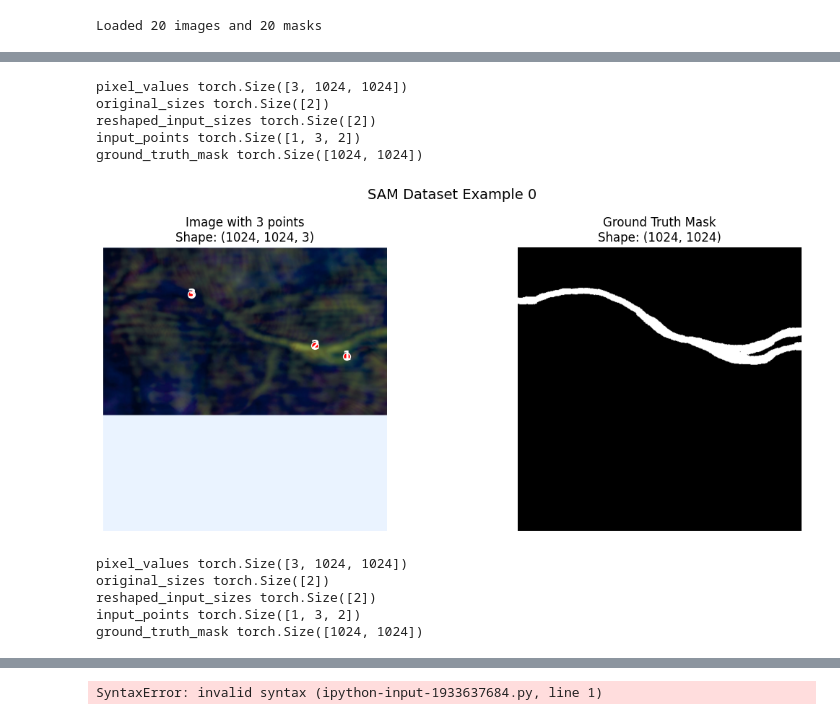
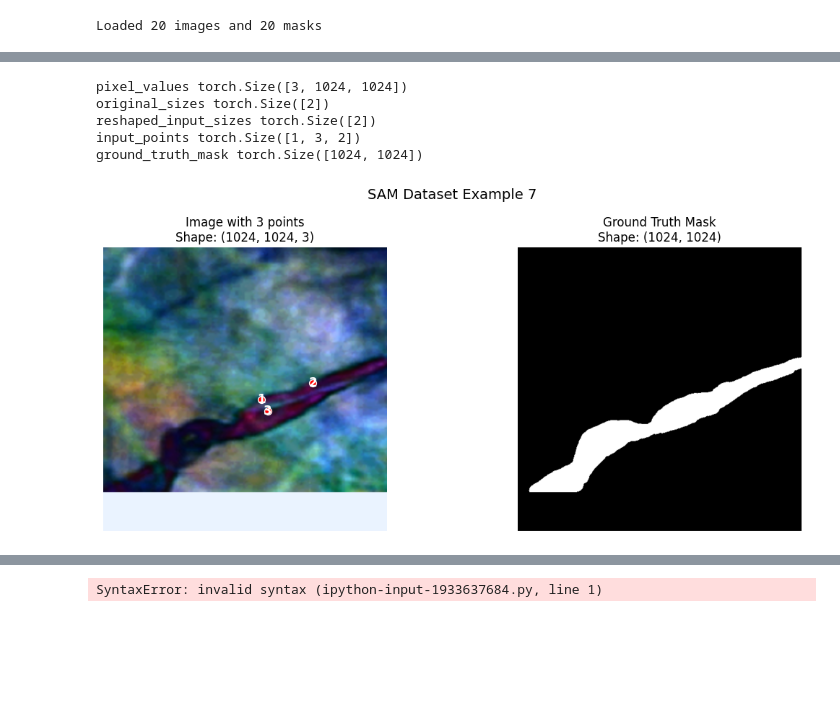
Before and after one commit to MargoBenedichuk/IT-Geo-Paleochannel, a Jupyter notebook: notebooks/tune_SAM.ipynb, the cells around one changed output, grey strips where cells are left out. Drawn from its saved outputs; the diff is of its cells as text; code cells hidden in the pictures; blank space fills up the shorter version.

```diff
--- a/notebooks/tune_SAM.ipynb
+++ b/notebooks/tune_SAM.ipynb
@@ -105,11 +117,0 @@ Get bounding boxes from masks. You can get here directly if you are working with
-# %%
-def get_random_points(ground_truth_map, n):
-    y_indices, x_indices = np.where(ground_truth_map > 0)
-
-    if len(x_indices) == 0 or len(y_indices) == 0:
-        return []
-
-    n_points = min(n, len(x_indices))
-    indices = np.random.choice(len(x_indices), size=n_points, replace=False)
-
-    return [[x_indices[idx], y_indices[idx]] for idx in indices]
@@ -191,32 +357,21 @@ def visualize_sam_example(example, image_idx=0):
 processor = SamProcessor.from_pretrained("facebook/sam-vit-base")
 # %%
 # Create an instance of the SAMDataset
-train_dataset = SAMDataset(dataset=dataset, processor=processor)
-val_dataset = SAMDataset(dataset=val, processor=processor)
+train_dataset = SAMDataset(dataset=dataset, processor=processor, mode='train')
+val_dataset = SAMDataset(dataset=val, processor=processor, mode='val')
 # %%
-example = train_dataset[0]
+example = val_dataset[0]
 for k,v in example.items():
   print(k,v.shape)
+
+visualize_sam_example(example, image_idx=random.randint(1, 20))
 # %% [output]
 pixel_values torch.Size([3, 1024, 1024])
 original_sizes torch.Size([2])
 reshaped_input_sizes torch.Size([2])
 input_points torch.Size([1, 3, 2])
 ground_truth_mask torch.Size([1024, 1024])
+[figure, added]
-# %%
-visualize_sam_example(example)
-# %% [output]
-[figure, removed]
-# %%
-example = val_dataset[0]
-for k,v in example.items():
-  print(k,v.shape)
-# %% [output]
-pixel_values torch.Size([3, 1024, 1024])
-original_sizes torch.Size([2])
-reshaped_input_sizes torch.Size([2])
-input_points torch.Size([1, 3, 2])
-ground_truth_mask torch.Size([1024, 1024])
 # %%
 def plot_metrics(metrics):
     """
```
Also changed, not shown: parts of 23 cells of this notebook, 7 other files.
